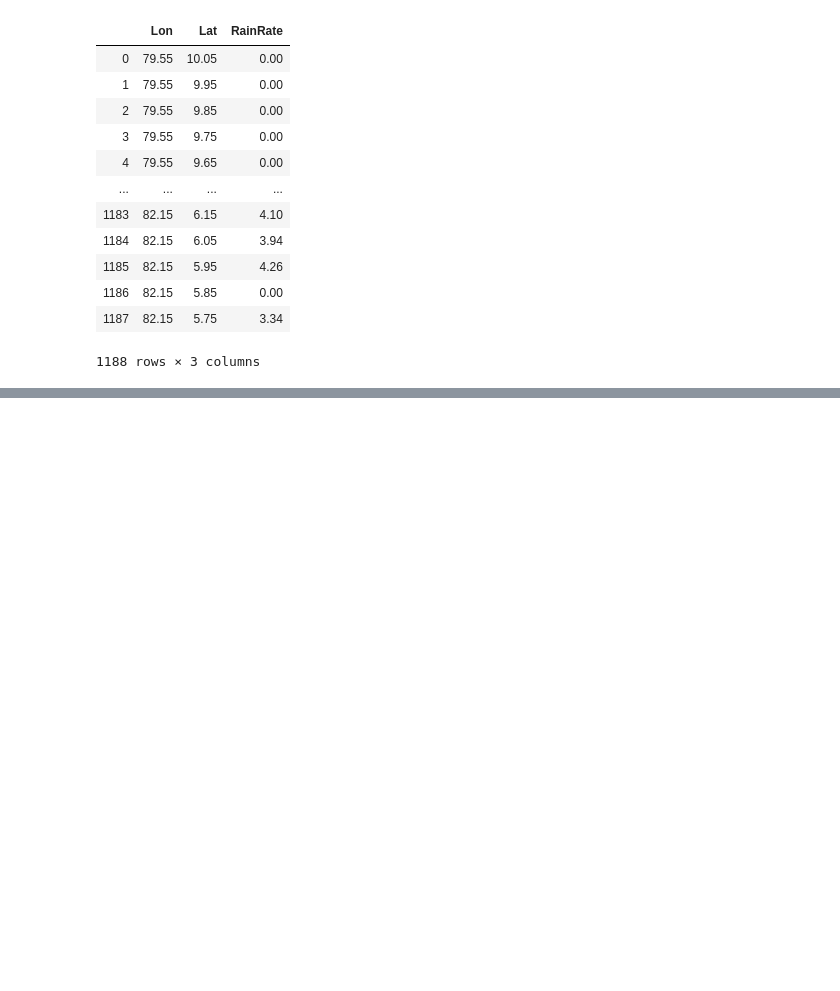
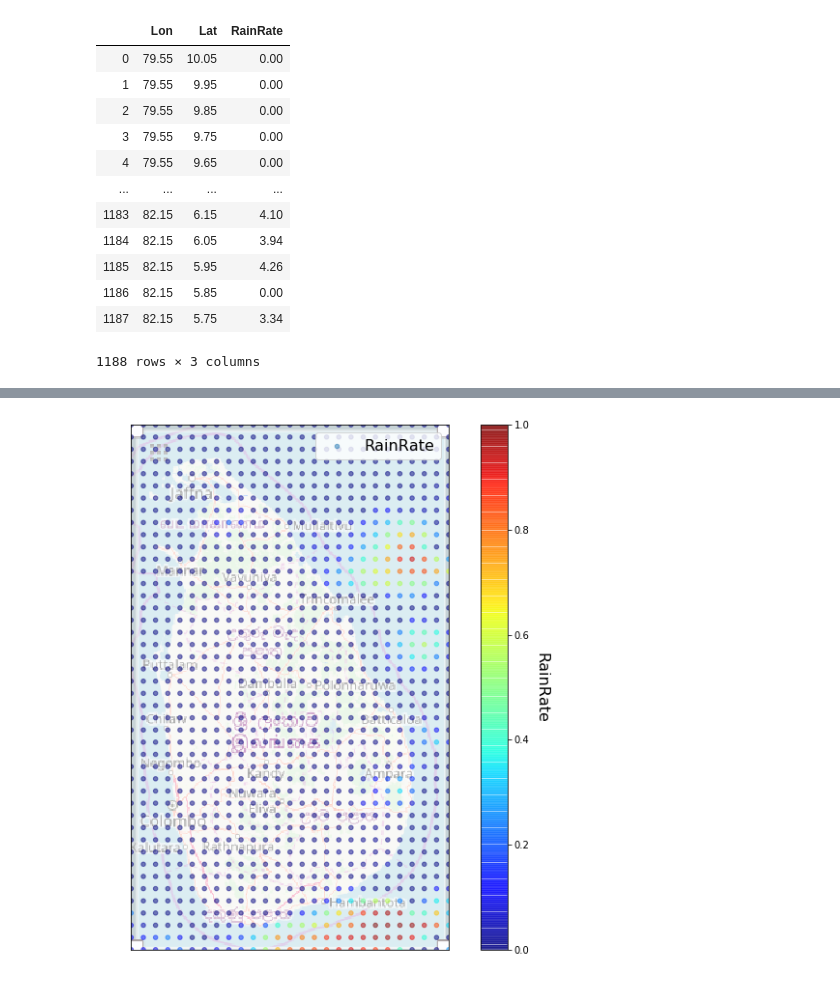
Before and after one commit to CUrW-SL/DSS-Framework, a Jupyter notebook: jupyter_notebooks/JaxaSat.ipynb, the cells around one changed output, grey strips where cells are left out. Saved outputs shown, nothing was run; the diff lists cells and outputs as text; code cells hidden in the pictures; blank space fills up the shorter version.

Commit message:
jaxa data checking

```diff
--- a/jupyter_notebooks/JaxaSat.ipynb
+++ b/jupyter_notebooks/JaxaSat.ipynb
@@ -169,0 +186,24 @@ d03_df
+# %%
+import matplotlib.image as mpimg
+lanka_img=mpimg.imread('/home/hasitha/PycharmProjects/DSS-Framework/jupyter_notebooks/jaxa_data/map.png')
+# %%
+ax = d03_df.plot(kind="scatter", x="Lon", y="Lat", figsize=(12,10),
+                 label="RainRate", c="RainRate",cmap=plt.get_cmap("jet"),
+                 colorbar=False, alpha=0.5)
+plt.imshow(lanka_img, extent=[79.55,82.15,5.75,10.05], alpha=0.4)
+plt.ylabel("", fontsize=14)
+plt.xlabel("", fontsize=14)
+plt.tick_params(colors='w')
+
+cbar = plt.colorbar()
+cbar.set_cmap("jet")
+cbar.solids.set_edgecolor("face")
+cbar.solids.set_cmap("jet")
+cbar.set_label('RainRate', fontsize=16, alpha=1,
+               rotation=270, labelpad=20)
+
+plt.legend(fontsize=16)
+plt.show()
+#plt.savefig('/home/hasitha/PycharmProjects/DSS-Framework/jupyter_notebooks/jaxa_data/output.png')
+# %% [output]
+[figure, added]
```
Also changed, not shown: parts of 4 cells of this notebook.
